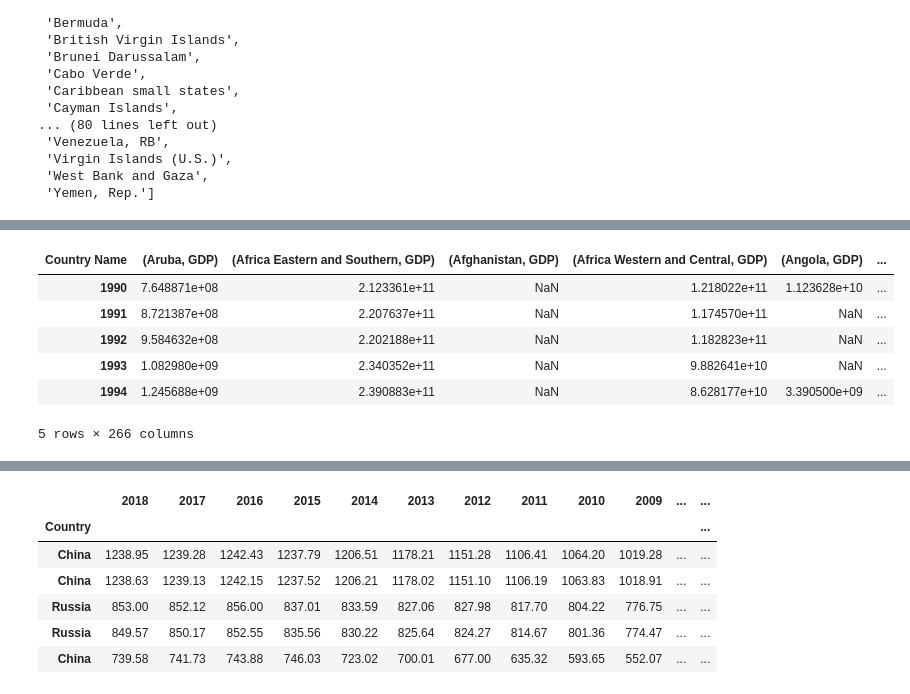
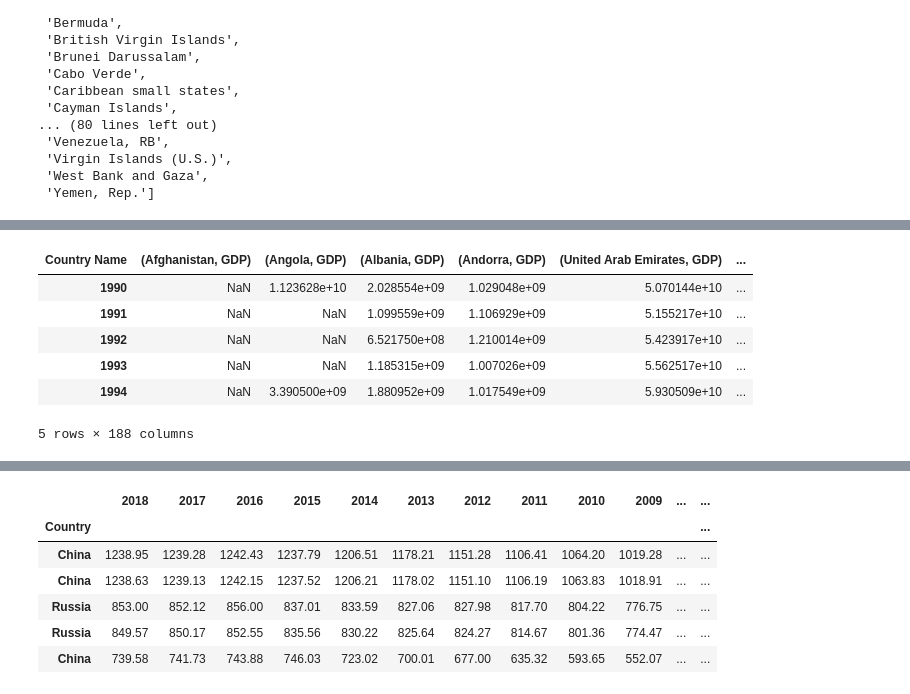
Before and after one commit to OxanaDrotieva/Methane_emissions_analysis, a Jupyter notebook: methane-emissions.ipynb, the cells around one changed output, grey strips where cells are left out. Cells and saved outputs as stored; diff of their text form; code cells hidden in the pictures.

Commit message:
cleaned datasets, checked countries spelling

```diff
--- a/methane-emissions.ipynb
+++ b/methane-emissions.ipynb
@@ -160,3 +225,31 @@ sorted(GDP_rest.index.unique())
  'Virgin Islands (U.S.)',
  'West Bank and Gaza',
  'Yemen, Rep.']
+# %%
+# Correct spelling in GDP_df
+GDP_clean = GDP_df.rename(index={'Bahamas, The': "Bahamas",
+                                 'Brunei Darussalam': "Brunei",
+                                 'Egypt, Arab Rep.': "Egypt",
+                                 'Gambia, The': 'Gambia',
+                                 'Iran, Islamic Rep.': 'Iran',
+                                 'Micronesia, Fed. Sts.': 'Micronesia',
+                                 'Russian Federation': 'Russia',
+                                 'Syrian Arab Republic': 'Syria',
+                                 'Venezuela, RB': 'Venezuela',
+                                 'Yemen, Rep.': 'Yemen'})
+# %%
+# Correct spelling in methate_emissions_df
+methane_clean = methane_emissions_df.rename(index={'Democratic Republic of the Congo': 'Congo, Dem. Rep.',
+                                                  'Kyrgyzstan': 'Kyrgyz Republic',
+                                                  'Laos': 'Lao PDR',
+                                                  'Republic of Congo': 'Congo, Rep.',
+                                                  'Saint Kitts and Nevis': 'St. Kitts and Nevis',
+                                                  'Saint Lucia': 'St. Lucia',
+                                                  'Saint Vincent and the Grenadines': 'St. Vincent and the Grenadines',
+                                                  'Slovakia': 'Slovak Republic'})
+# %%
+# Create a list of countries with corrected spelling
+all_countries = []
+for country in methane_clean.index.unique():
+    all_countries.append(country)
+sorted(all_countries)
@@ -162,0 +274,4 @@ sorted(GDP_rest.index.unique())
+# %%
+# Drop rows with countries that don't have emission data (with corrected country names)
+GDP_same = GDP_clean[GDP_clean.index.isin(all_countries)]
+GDP_same
@@ -163,14 +337,14 @@ sorted(GDP_rest.index.unique())
 # %%
 # Transpose indices and column headers in GDP dataframe
-gdp_transposed = GDP_df.copy(deep=True)
+gdp_transposed = GDP_same.copy(deep=True)
 gdp_transposed = gdp_transposed.transpose()
 gdp_transposed = gdp_transposed.rename(columns={col:(col, 'GDP') for col in gdp_transposed.columns})
 gdp_transposed.head()
 # %% [output]
-| Country Name | (Aruba, GDP) | (Africa Eastern and Southern, GDP) | (Afghanistan, GDP) | (Africa Western and Central, GDP) | (Angola, GDP) | ... |
-| 1990 | 7.648871e+08 | 2.123361e+11 | NaN | 1.218022e+11 | 1.123628e+10 | ... |
-| 1991 | 8.721387e+08 | 2.207637e+11 | NaN | 1.174570e+11 | NaN | ... |
-| 1992 | 9.584632e+08 | 2.202188e+11 | NaN | 1.182823e+11 | NaN | ... |
-| 1993 | 1.082980e+09 | 2.340352e+11 | NaN | 9.882641e+10 | NaN | ... |
-| 1994 | 1.245688e+09 | 2.390883e+11 | NaN | 8.628177e+10 | 3.390500e+09 | ... |
+| Country Name | (Afghanistan, GDP) | (Angola, GDP) | (Albania, GDP) | (Andorra, GDP) | (United Arab Emirates, GDP) | ... |
+| 1990 | NaN | 1.123628e+10 | 2.028554e+09 | 1.029048e+09 | 5.070144e+10 | ... |
+| 1991 | NaN | NaN | 1.099559e+09 | 1.106929e+09 | 5.155217e+10 | ... |
+| 1992 | NaN | NaN | 6.521750e+08 | 1.210014e+09 | 5.423917e+10 | ... |
+| 1993 | NaN | NaN | 1.185315e+09 | 1.007026e+09 | 5.562517e+10 | ... |
+| 1994 | NaN | 3.390500e+09 | 1.880952e+09 | 1.017549e+09 | 5.930509e+10 | ... |
-5 rows × 266 columns
+5 rows × 188 columns
```
Also changed, not shown: parts of 29 cells of this notebook.
